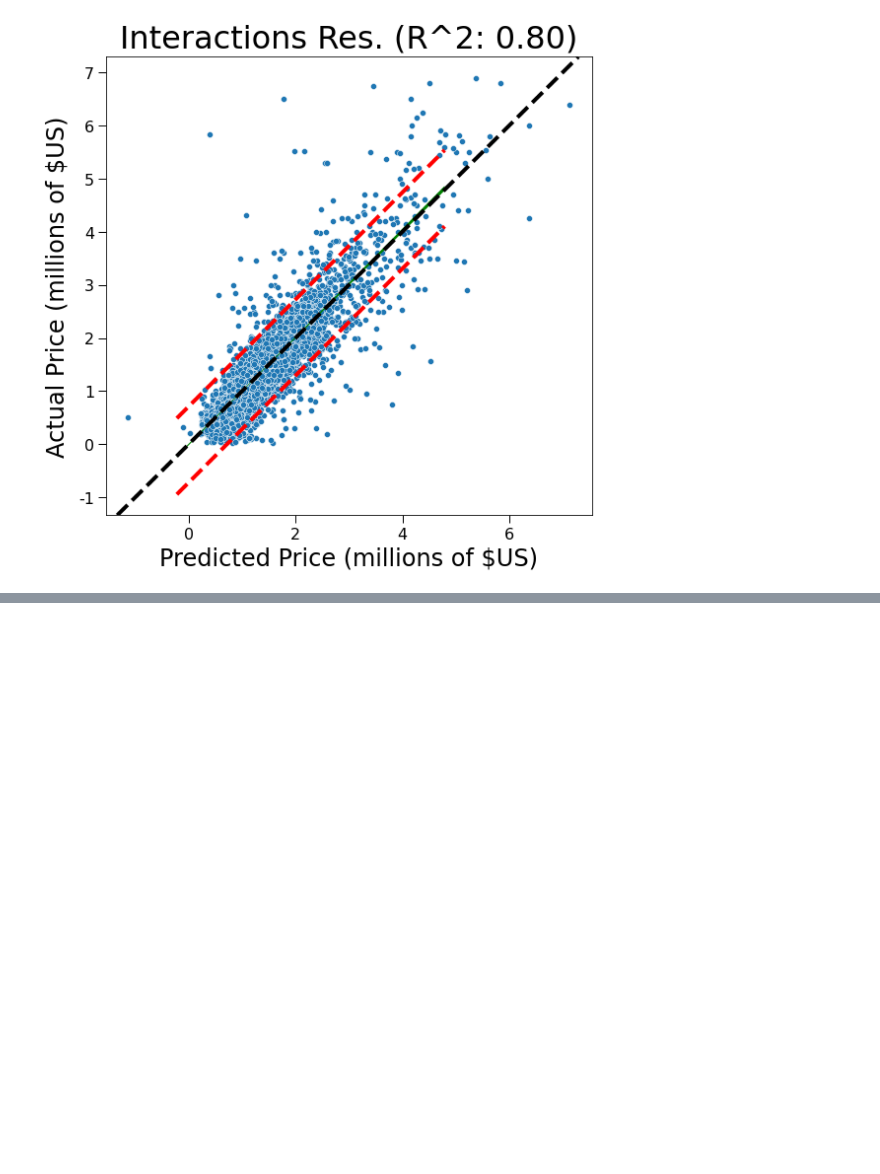
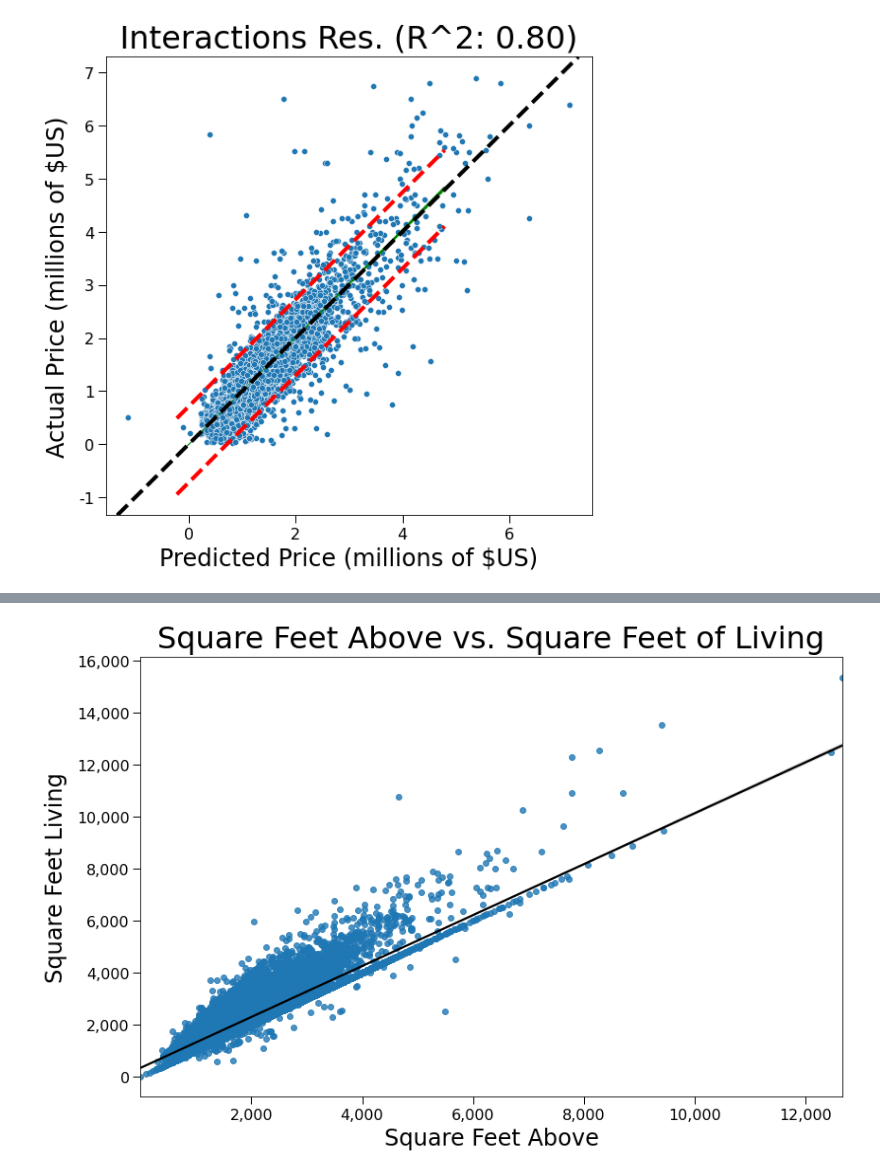
Before and after one commit to JoshuaGottlieb/King-County-Analysis, a Jupyter notebook: notebooks/Visualizations.ipynb, the cells around one changed output, grey strips where cells are left out. Saved outputs shown, nothing was run; the diff lists cells and outputs as text; code cells hidden in the pictures; blank space fills up the shorter version.

```diff
--- a/notebooks/Visualizations.ipynb
+++ b/notebooks/Visualizations.ipynb
@@ -92,7 +92,7 @@ def compute_residual_statistics_for_plotting(y_pred, y_test):
     # Calculate prediction interval offset
     pi = t * s_err * np.sqrt(1 + 1/n + (x2 - np.mean(x))**2 / np.sum((x - np.mean(x))**2))
 
-    return x, y, n, t, s_err, x2, y2, pi
+    return x, y, y_model, n, t, s_err, x2, y2, pi
 # %%
 # Plots prediction interval given x-values, y-values, a prediction interval width, and axis
 def plot_prediction_interval(x2, y2, pi, ax):
@@ -317,8 +318,9 @@ plt.savefig('../images/baseline_residuals.png')
 # %% [output]
 [figure]
 # %%
+# Final Model
 # Calculate necessary variables
-x, y, n, t, s_err, x2, y2, pi = compute_residual_statistics_for_plotting(prim_disc_inter_y_pred, y_test_norm)
+x, y, y_model, n, t, s_err, x2, y2, pi = compute_residual_statistics_for_plotting(prim_disc_inter_y_pred, y_test_norm)
 
 # Plotting
 fig, ax = plt.subplots(figsize=(8, 8))
@@ -356,0 +396,27 @@ plt.savefig('../images/prim_disc_inter_residuals.png')
+# %%
+# Regression plot of sqft_above on sqft_living
+# Declare fig, ax objects
+fig, ax = plt.subplots(figsize=(12, 8))
+
+# Create seaborn regplot
+sns.regplot(x = all_data.sqft_above, y = all_data.sqft_living, ci = 95, line_kws = {'color':'k'});
+
+# Configure tick labels and ticks
+ax.get_xaxis().set_major_formatter(pltticker.FuncFormatter(lambda x, p: format(int(x), ',')))
+ax.get_yaxis().set_major_formatter(pltticker.FuncFormatter(lambda x, p: format(int(x), ',')))
+
+configure_ticklabels_and_params(ax)
+
+# Configure axis labels and title
+configure_axislabels_and_title(ax,
+                               'Square Feet Above',
+                               'Square Feet Living',
+                               'Square Feet Above vs. Square Feet of Living')
+
+# Set tight layout
+plt.tight_layout()
+
+# Save image
+plt.savefig('../images/sqft_above_vs_living.png')
+# %% [output]
+[figure, added]
```
Also changed, not shown: parts of 9 cells of this notebook, 6 other files.
